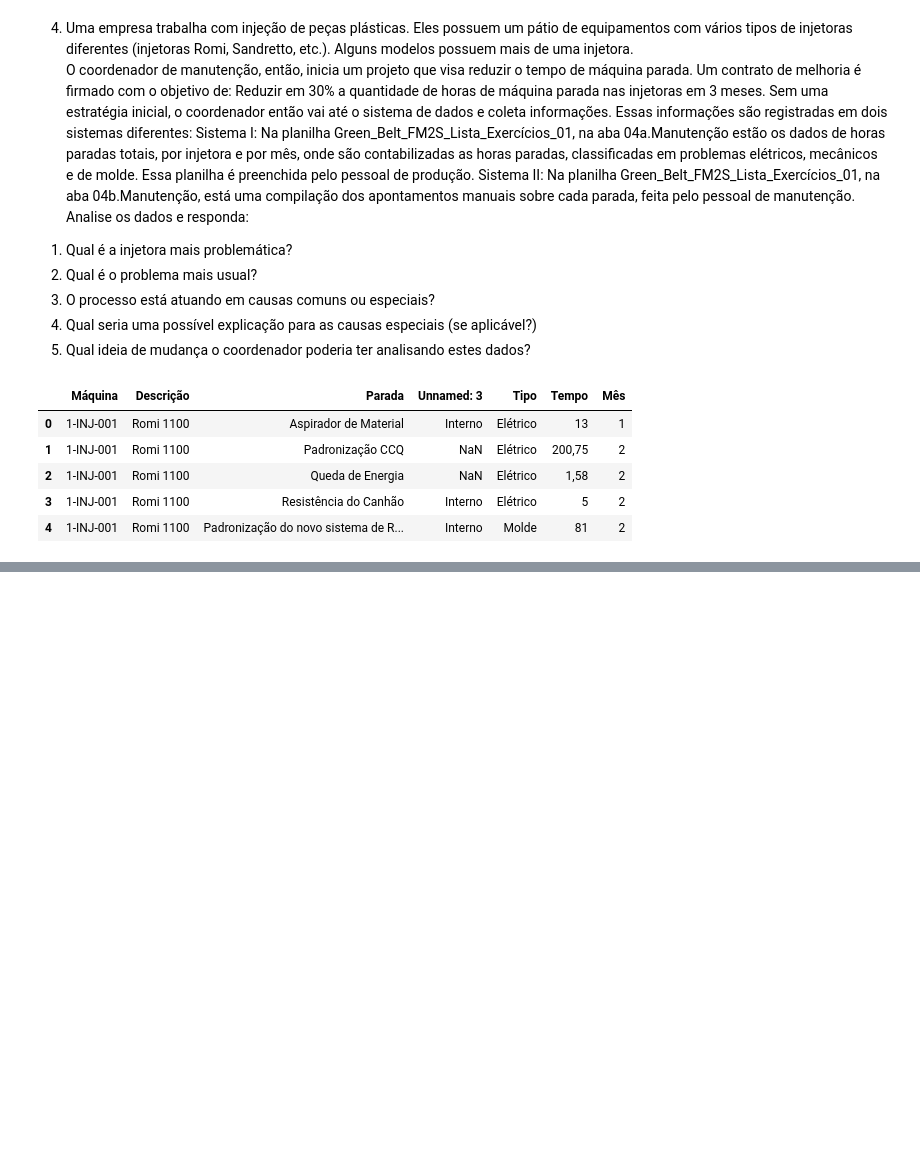
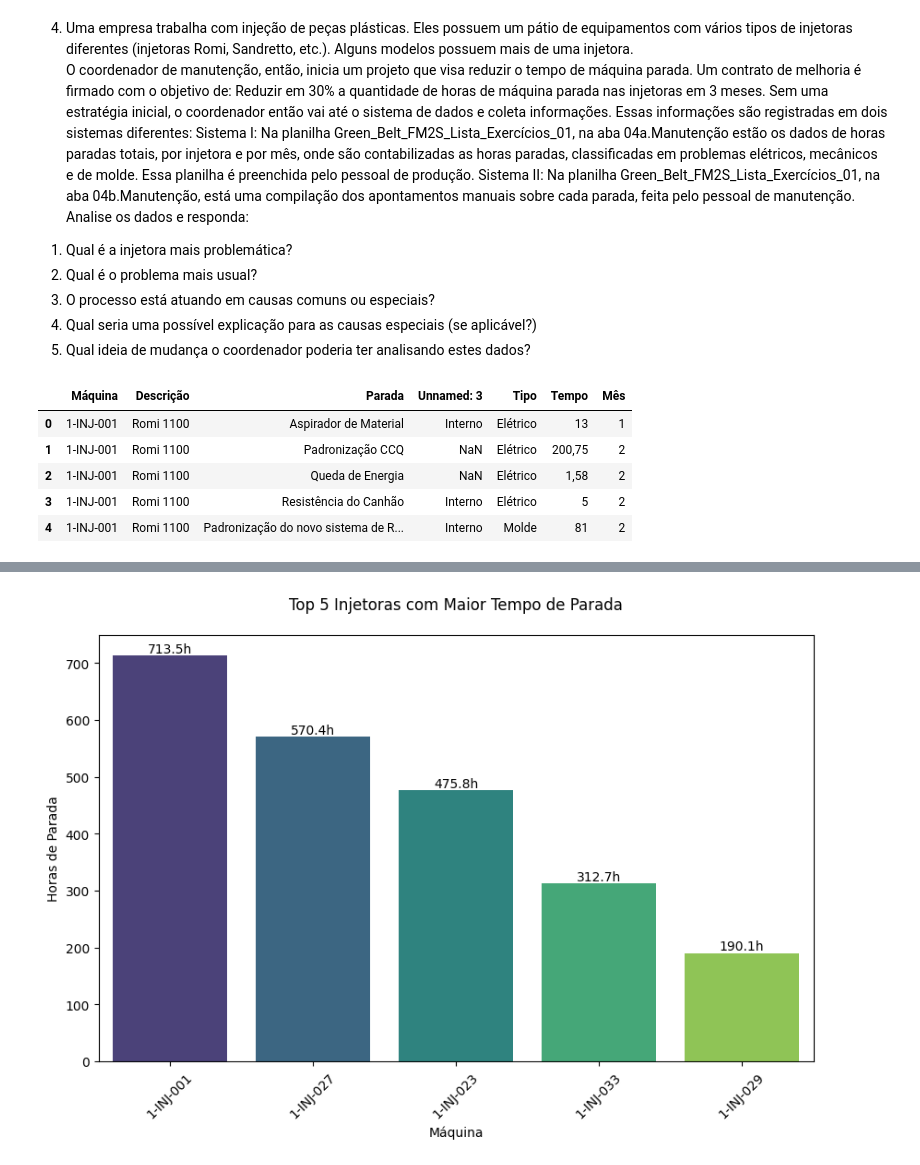
Before and after one commit to moises-rb/Analise_Dados, a Jupyter notebook: Green_Belt/2-Measure/Exercicios/Lista_1/04-manutencao.ipynb, the cells around one changed output, grey strips where cells are left out. Cells and saved outputs as stored; diff of their text form; code cells hidden in the pictures; blank space fills up the shorter version.

```diff
--- a/Green_Belt/2-Measure/Exercicios/Lista_1/04-manutencao.ipynb
+++ b/Green_Belt/2-Measure/Exercicios/Lista_1/04-manutencao.ipynb
@@ -37,0 +61,14 @@ df.head()
+# %%
+top_5_maquinas = df.groupby('Máquina Simplificada')['Tempo'].sum().nlargest(5)
+
+plt.figure(figsize=(10, 6))
+sns.barplot(x=top_5_maquinas.index, y=top_5_maquinas.values, palette='viridis', hue=top_5_maquinas.index)
+plt.title('Top 5 Injetoras com Maior Tempo de Parada', pad=20)
+plt.xlabel('Máquina')
+plt.ylabel('Horas de Parada')
+plt.xticks(rotation=45)
+for i, v in enumerate(top_5_maquinas.values):
+    plt.text(i, v+5, f"{v:.1f}h", ha='center')
+plt.show()
+# %% [output]
+[figure, added]
```
Also changed, not shown: parts of 6 cells of this notebook, 14 other files.
